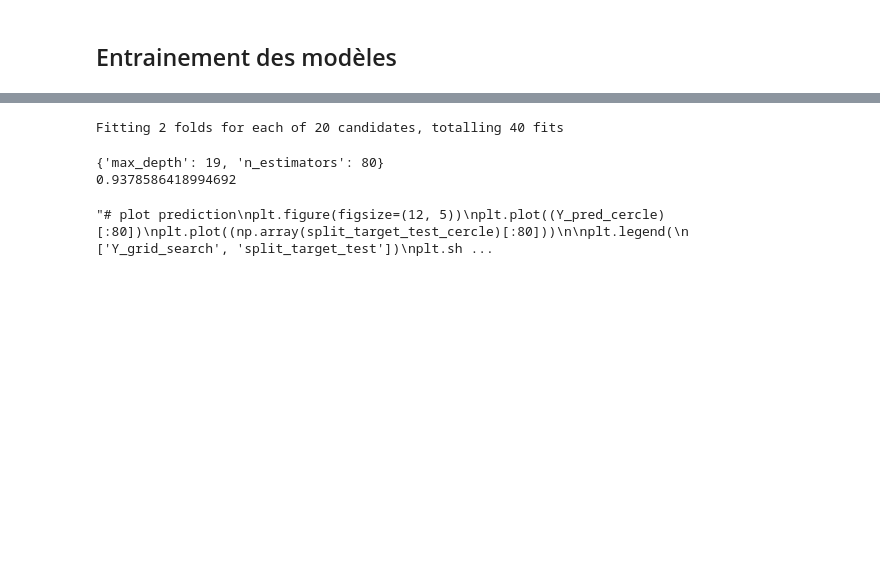
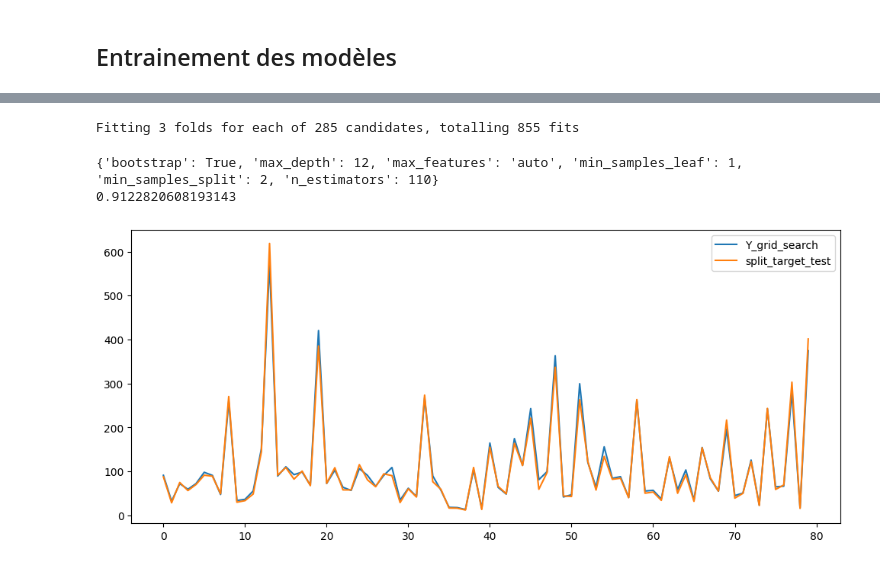
Before and after one commit to blaxxFR/projetIA, a Jupyter notebook: note_book.ipynb, the cells around one changed output, grey strips where cells are left out. Saved outputs shown, nothing was run; the diff lists cells and outputs as text; code cells hidden in the pictures; blank space fills up the shorter version.

```diff
--- a/note_book.ipynb
+++ b/note_book.ipynb
@@ -538,6 +538,8 @@ entrees_cercle = ['L_tot','rho', 'r']
 split_target_train_cercle = split_train_cercle.drop(columns=entrees_cercle)
 split_target_test_cercle = split_test_cercle.drop(columns=entrees_cercle)
 split_train_cercle.head(10)
+split_train_cercle = split_train_cercle.drop(columns=freq1)
+split_test_cercle = split_test_cercle.drop(columns=freq1)
 print(split_train_cercle)
 
 
@@ -584,7 +586,7 @@ split_test_rectangle = split_test_rectangle.drop(columns=freq1)
 # %%
 poly_reg_cercle = PolynomialRegression(9, fit_intercept=True, normalize=True)
 poly_reg_cercle.fit(split_train_cercle, split_target_train_cercle)
-poly_reg_cercle_creux = PolynomialRegression(9, fit_intercept=True, normalize=True)
+poly_reg_cercle_creux = PolynomialRegression(6, fit_intercept=True, normalize=True)
 poly_reg_cercle_creux.fit(split_train_cercle_creux, split_target_train_cercle_creux)
 poly_reg_rectangle_creux = PolynomialRegression(9, fit_intercept=True, normalize=True)
 poly_reg_rectangle_creux.fit(split_train_rectangle_creux, split_target_train_rectangle_creux)
@@ -643,55 +645,74 @@ split_train_rectangle.head(10)
 def PolynomialRegression(degree=2, **kwargs):
     return make_pipeline(PolynomialFeatures(degree), LinearRegression(**kwargs))
 
-"""my_grid_poly ={'polynomialfeatures__degree': [1,2,3,4,5,6,7,8,9,10,11,12,13,14,15,16,17,18,19,20],
-                'linearregression__fit_intercept': [True],
-                'linearregression__normalize': [True]}
-grid = GridSearchCV(PolynomialRegression(), my_grid_poly, cv=2,verbose=1)
-grid.fit(split_train_cercle_creux, split_target_train_cercle_creux)
+"""my_grid_poly ={'polynomialfeatures__degree': [1,2,3,4,5,6,7,8,9,10,11,12,13,14,15],
+                'linearregression__fit_intercept': [True,False],
+                'linearregression__normalize': [True,False]}
+grid = GridSearchCV(PolynomialRegression(), my_grid_poly, cv=3,verbose=2)
+grid.fit(split_train_rectangle_creux, split_target_train_rectangle_creux)
 print(grid.best_params_)
 print(grid.best_score_)"""
+
+#best for rectangle creux : {'linearregression__fit_intercept': True, 'linearregression__normalize': True, 'polynomialfeatures__degree': 4}
+# score : 0.91
 # best param degré = 6 true true for 0.97 best score
 
-my_grid_rf ={'n_estimators': [80],
-                'max_depth': [19,],
-                'min_samples_split': [2,3,4,5,6,7,8,9,10],
-              }
+my_grid_rf ={'n_estimators': [10,20,30,40,50,60,70,80,90,100,110,120,130,140,150,200,300,400,500],
+                'max_depth': [1,2,3,4,5,6,7,8,9,10,11,12,13,14,15],
+                'min_samples_split':[2],
+                'min_samples_leaf':[1],
+                'max_features':['auto'],
+                'bootstrap':[True]}
 
-grid = GridSearchCV(RandomForestRegressor(), my_grid_rf, cv=2,verbose=1)
-grid.fit(split_train_cercle_creux, split_target_train_cercle_creux)
+#{'bootstrap': True, 'max_depth': 20, 'max_features': 'auto', 'min_samples_leaf': 1, 'min_samples_split': 2, 'n_estimators': 40}
+#0.9472339926463627
+# cercle creux
+
+grid = GridSearchCV(RandomForestRegressor(), my_grid_rf, cv=3,verbose=1,n_jobs=-1)
+grid.fit(split_test_rectangle_creux, split_target_test_rectangle_creux)
 print(grid.best_params_)
 print(grid.best_score_)
 # %% [output]
-Fitting 2 folds for each of 20 candidates, totalling 40 fits
+Fitting 3 folds for each of 285 candidates, totalling 855 fits
-{'max_depth': 19, 'n_estimators': 80}
-0.9378586418994692
+{'bootstrap': True, 'max_depth': 12, 'max_features': 'auto', 'min_samples_leaf': 1, 'min_samples_split': 2, 'n_estimators': 110}
+0.9122820608193143
 # %%
 """# plot prediction
 plt.figure(figsize=(12, 5))
 plt.plot((Y_pred_cercle)[:80])
 plt.plot((np.array(split_target_test_cercle)[:80]))
 
 plt.legend(
     ['Y_grid_search', 'split_target_test'])
 plt.show()
 
 plt.figure(figsize=(12, 5))
 plt.plot((Y_pred_cercle_creux)[:80])
 plt.plot((np.array(split_target_test_cercle_creux)[:80]))
 
 plt.legend(
     ['Y_grid_search', 'split_target_test'])
 plt.show()
 
 plt.figure(figsize=(12, 5))
 plt.plot((Y_pred_rectangle_creux)[:80])
 plt.plot((np.array(split_target_test_rectangle_creux)[:80]))
 
 plt.legend(
     ['Y_grid_search', 'split_target_test'])
 plt.show()"""
+
+# plot prediction for rectangle creux
+Y_pred_rectangle_creux = grid.predict(split_test_rectangle_creux)
+plt.figure(figsize=(12, 5))
+plt.plot((Y_pred_rectangle_creux)[:80])
+plt.plot((np.array(split_target_test_rectangle_creux)[:80]))
+
+plt.legend(
+    ['Y_grid_search', 'split_target_test'])
+plt.show()
 # %% [output]
-"# plot prediction\nplt.figure(figsize=(12, 5))\nplt.plot((Y_pred_cercle)[:80])\nplt.plot((np.array(split_target_test_cercle)[:80]))\n\nplt.legend(\n    ['Y_grid_search', 'split_target_test'])\nplt.sh ...
+[figure, added]
 # %%
 # save all 4 models with pickle
 with open('model_cercle.pkl', 'wb') as f:
```
Also changed, not shown: parts of 3 cells of this notebook, 1 other file.
